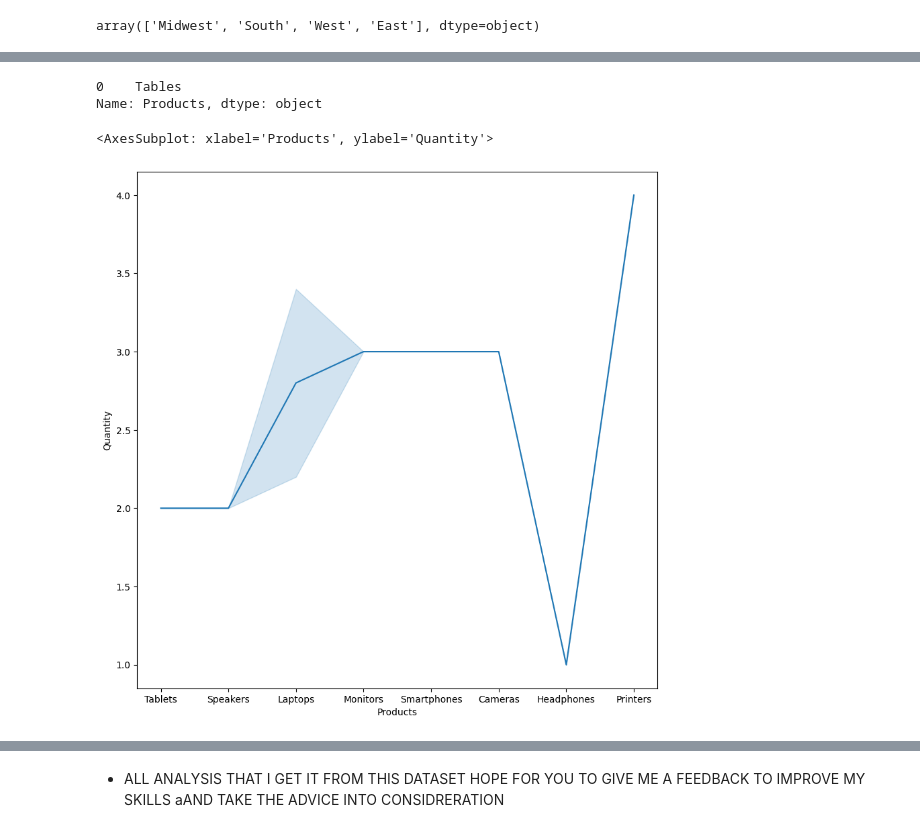
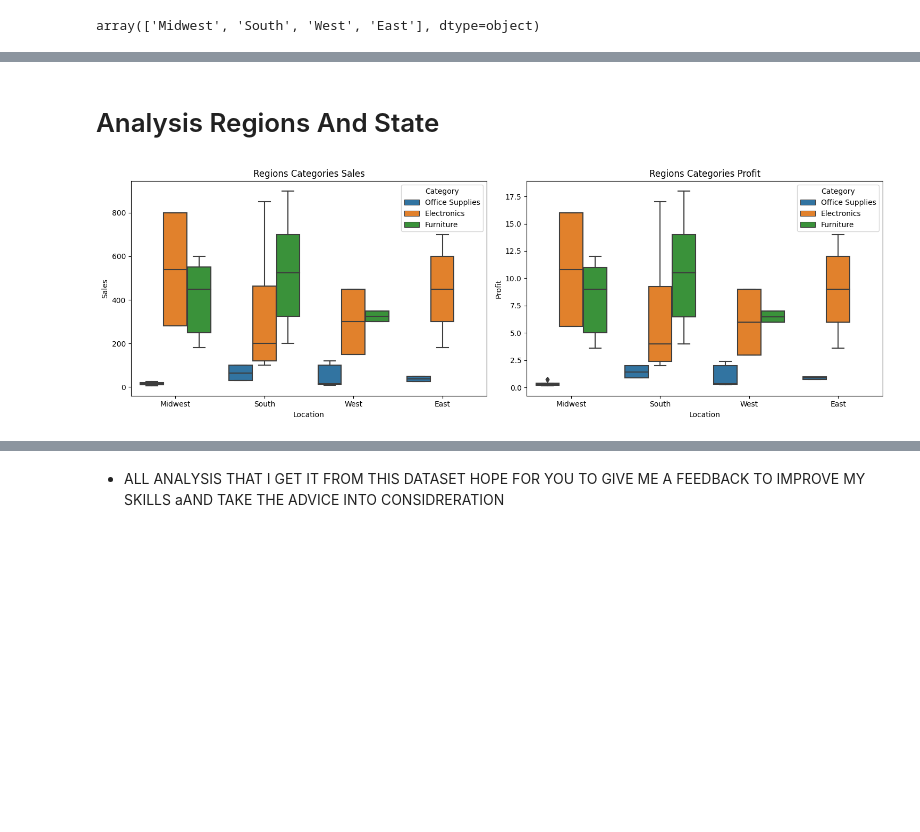
Before and after one commit to kareeeeim/Sales_Store_Overview, a Jupyter notebook: Sales_Store.ipynb, the cells around one changed output, grey strips where cells are left out. Drawn from its saved outputs; the diff is of its cells as text; code cells hidden in the pictures; blank space fills up the shorter version.

```diff
--- a/Sales_Store.ipynb
+++ b/Sales_Store.ipynb
@@ -202,14 +181,13 @@ Text(0.5, 1.0, 'Places where products are most consumed')
-# %%
-df.Products[df.Location=='South'].mode()
-# %% [output]
-0    Tables
-Name: Products, dtype: object
-# %%
-filter=df[(df.Category=='Electronics')&(df.Ship_Mode=='Ground')]
-x=filter.Products
-y=filter.Quantity
-plt.figure(figsize=(10,10))
-sns.lineplot(x=x, y=y)
-# %% [output]
-<AxesSubplot: xlabel='Products', ylabel='Quantity'>
-[figure, removed]
+# %% [markdown]
+# Analysis Regions And State
+# %%
+plt.figure(figsize=(15,5))
+plt.subplot(1,2,1)
+sns.boxplot(data=df,x='Location',y='Sales',hue='Category')
+plt.title('Regions Categories Sales')
+plt.subplot(1,2,2)
+sns.boxplot(data=df,x='Location',y='Profit',hue='Category')
+plt.title('Regions Categories Profit')
+plt.tight_layout()
+# %% [output]
+[figure, added]
```
Also changed, not shown: parts of 30 cells of this notebook, 1 other file.
